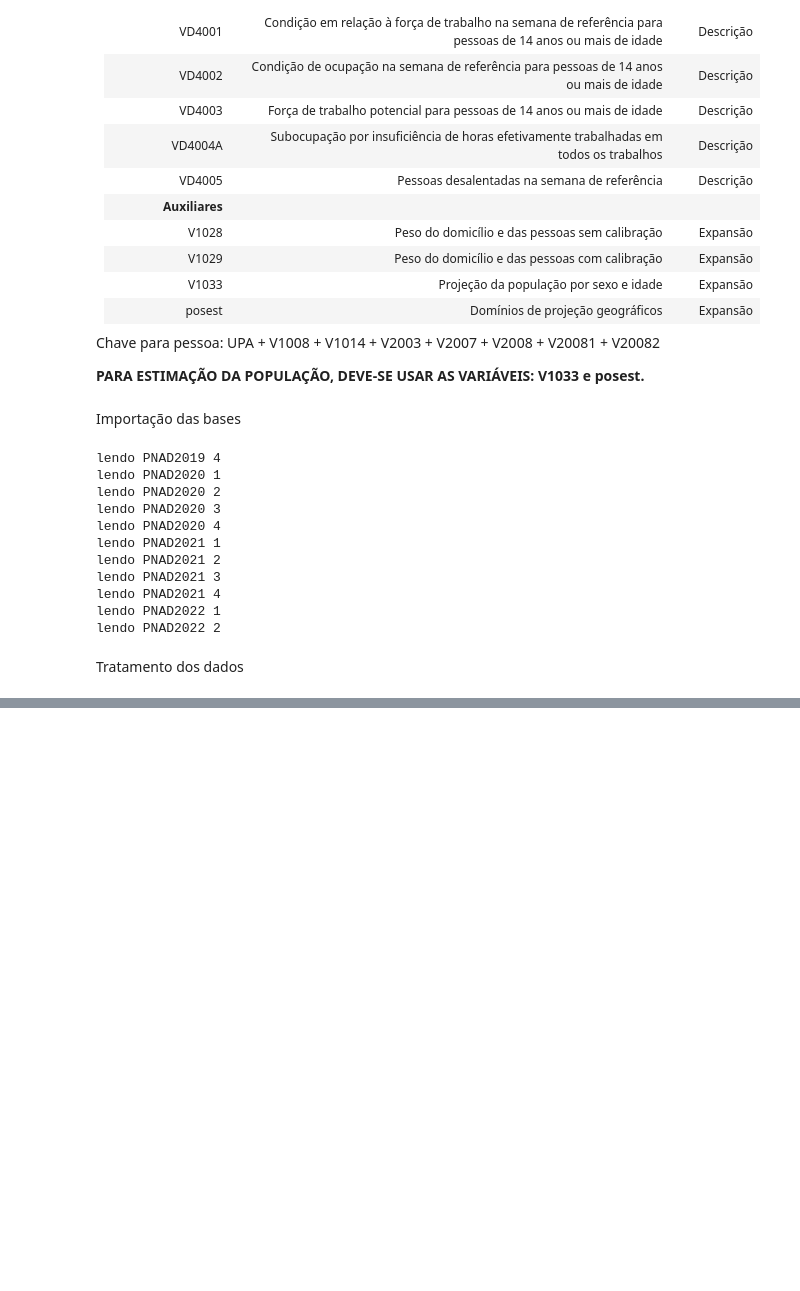
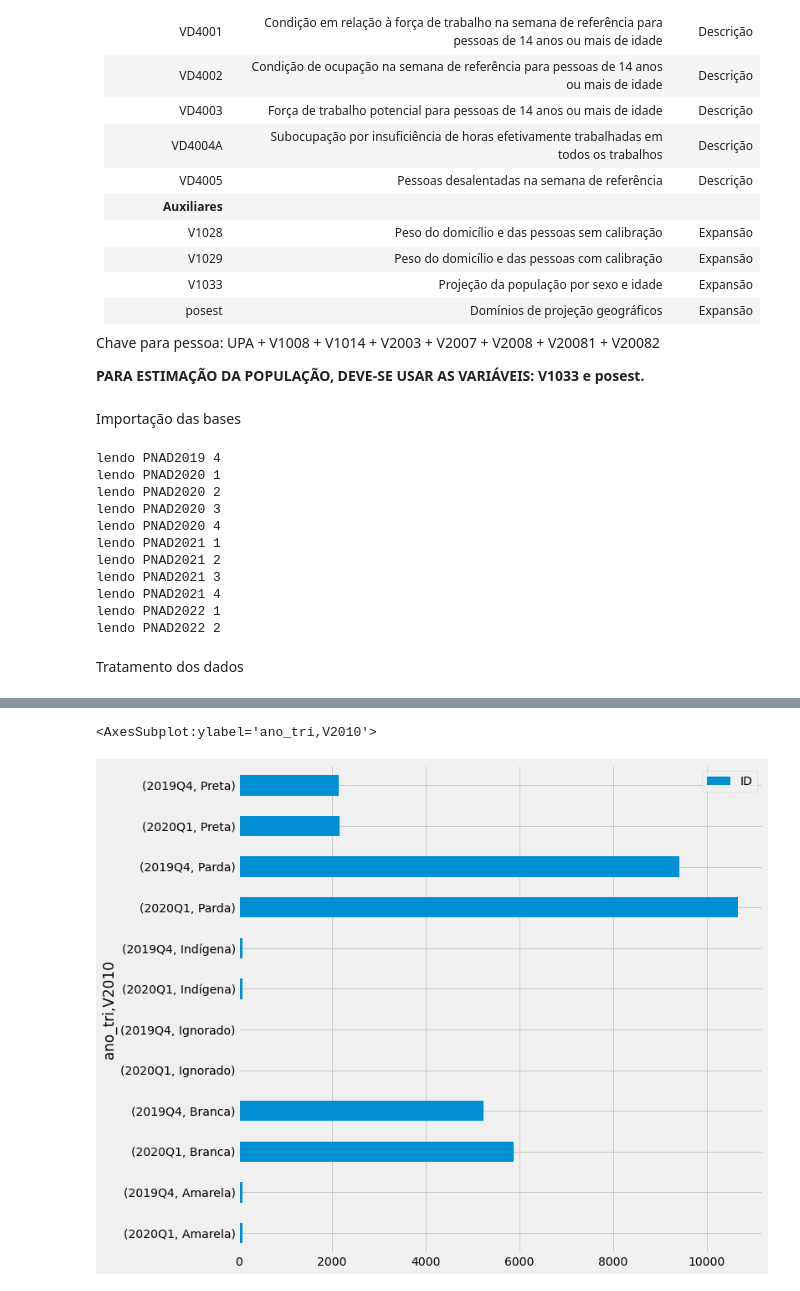
Before and after one commit to msbrasil/Mercado-de-Trabalho-Remoto, a Jupyter notebook: Notebooks/Investigação individual.ipynb, the cells around one changed output, grey strips where cells are left out. Saved outputs shown, nothing was run; the diff lists cells and outputs as text; code cells hidden in the pictures; blank space fills up the shorter version.

```diff
--- a/Notebooks/Investigação individual.ipynb
+++ b/Notebooks/Investigação individual.ipynb
@@ -190,0 +232,5 @@ pnadc_filtrada = pnadc_filtrada[pnadc_filtrada['ID'].isin(ids_lista_entrevistas_
+# %%
+pnadc_completa_2019Q4_2020Q1_filtrado[pnadc_completa_2019Q4_2020Q1_filtrado['VD4002']=='Pessoas desocupadas'].groupby(['ano_tri','V2010'])[['ID']].count().sort_values(by=['V2010','ano_tri'], ascending=[True,False]).plot(kind='barh', figsize=(10,10))
+# %% [output]
+<AxesSubplot:ylabel='ano_tri,V2010'>
+[figure, added]
```
Also changed, not shown: parts of 21 cells of this notebook, 3 other files.
